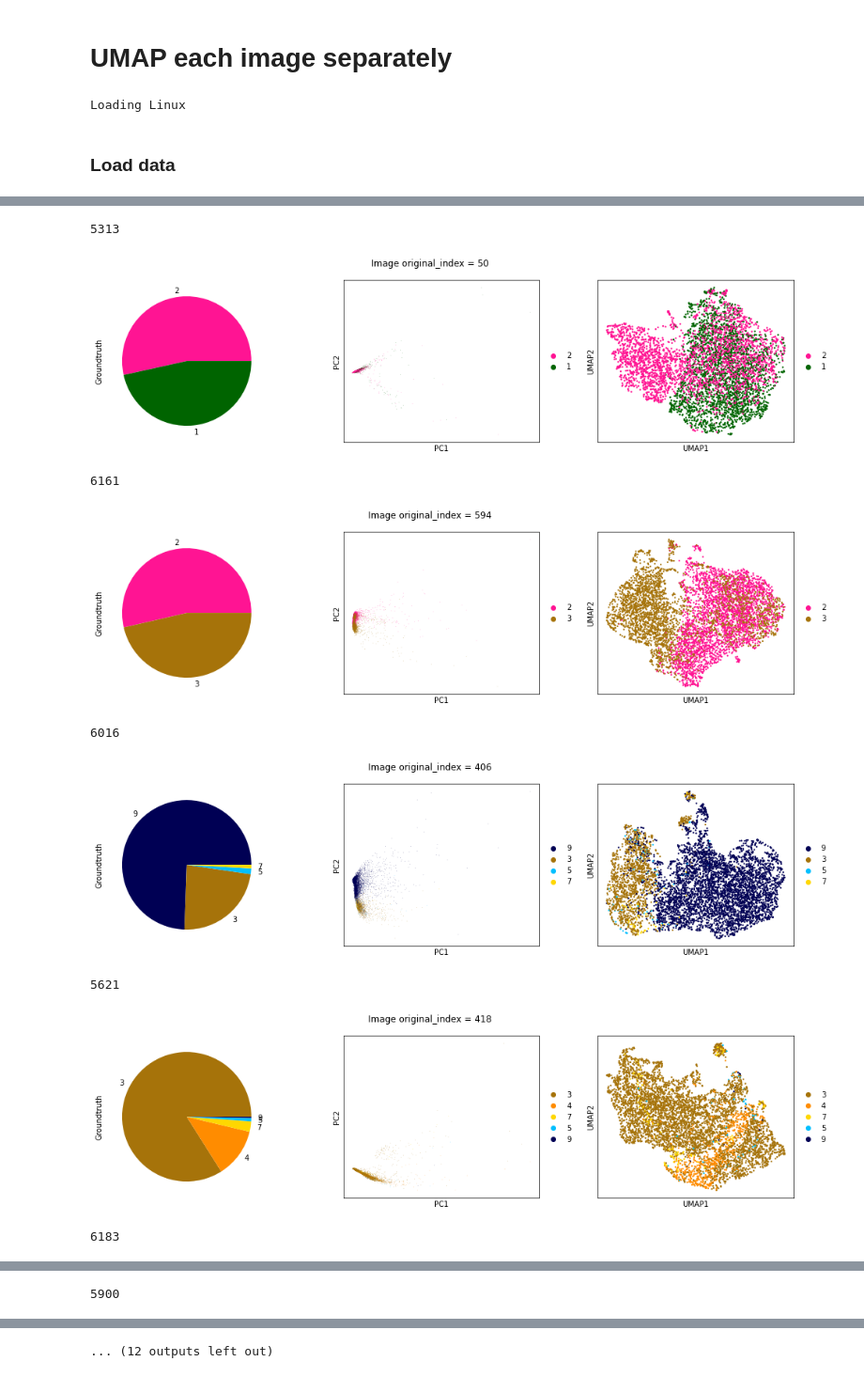
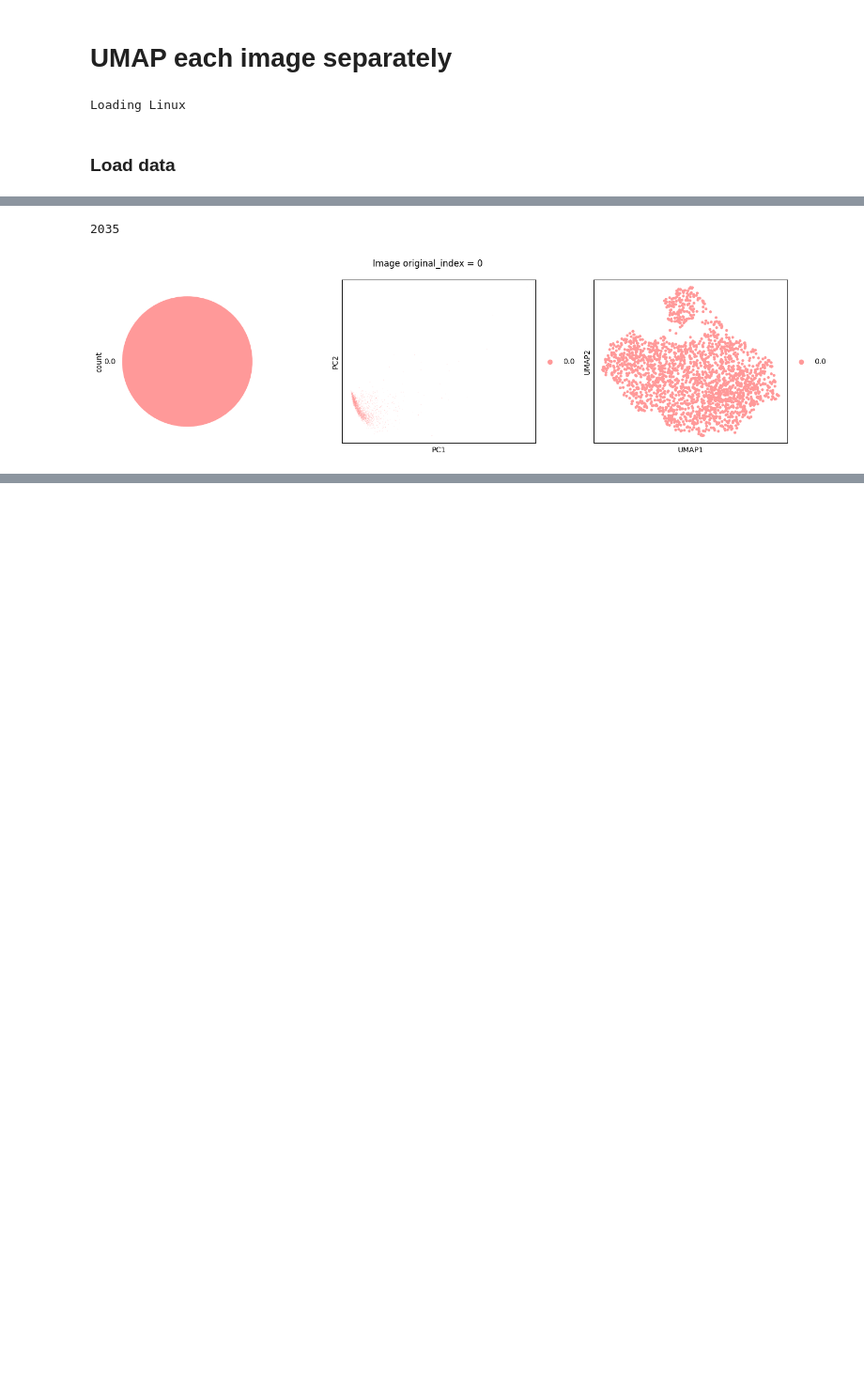
Before and after one commit to spectralnanodiamond/ImageTextureFinder, a Jupyter notebook: 2022-11-01_UMAP_each_image_separately.ipynb, the cells around one changed output, grey strips where cells are left out. Shown at 94% size. Drawn from its saved outputs; the diff is of its cells as text; code cells hidden in the pictures; blank space fills up the shorter version.

```diff
--- a/2022-11-01_UMAP_each_image_separately.ipynb
+++ b/2022-11-01_UMAP_each_image_separately.ipynb
@@ -124,2 +102,3 @@ for i, each in enumerate(df_colors['colorblind_optimized']):
 # %%
-mycolors = list(df_colors['colorblind_optimized'])
+#mycolors = list(df_colors['colorblind_optimized'])
+mycolors = uf.return_color_scale('block_colors_for_labels_against_white_small_points')
@@ -128,9 +122,9 @@ mycolors = list(df_colors['colorblind_optimized'])
 #filename_X = '2022-10-13_LBP_all_images_data_X_up_to_radius_34.npy'
 #X = np.load(directory_X + filename_X, mmap_mode='r')
 # %%
-directory_X_scaled = fileroot + 'VU_TEX/playground_Ben/2022-08-26_IVY_GAP/2022-11-09_Subset_optimisation_LBP_v18_patchsize_200/'
+directory_X_scaled = ''
 #directory_X_scaled = '/lustre/scratch117/cellgen/team283/bw17/VU_TEX/playground_Ben/2022-08-26_IVY_GAP/2022-09-23_LBP_tiled_pipeline/'
-filename_X_scaled = '2022-11-09_LBP_all_images_data_X.npy'
+filename_X_scaled = '2023-07-07_LBP_all_images_data_X.npy'
 X = np.load(directory_X_scaled + filename_X_scaled, mmap_mode='r')
 X.shape, X.dtype
 # %% [output]
@@ -138,7 +132,7 @@ X.shape, X.dtype
 # %%
 start = datetime.now(); print(start)
-directory_OBS = fileroot + 'VU_TEX/playground_Ben/2022-08-26_IVY_GAP/2022-11-09_Subset_optimisation_LBP_v18_patchsize_200/'
-filename_OBS = '2022-11-09_LBP_all_images_data_OBS.csv'
+directory_OBS = ''
+filename_OBS = '2023-07-07_LBP_all_images_data_OBS.csv'
 df_OBS = pd.read_csv(directory_OBS + filename_OBS, index_col=0)
 df_OBS['Groundtruth'] = pd.Categorical(df_OBS['Groundtruth'])
 df_OBS['original_index'] = pd.Categorical(df_OBS['original_index'])
@@ -169,6 +162,6 @@ Categories (12, int64): [50, 217, 231, 267, ..., 474, 498, 544, 594]
 # %%
-directory_VAR = fileroot + 'VU_TEX/playground_Ben/2022-08-26_IVY_GAP/2022-11-09_Subset_optimisation_LBP_v18_patchsize_200/'
-filename_VAR = '2022-11-09_LBP_all_images_data_VAR.csv'
+directory_VAR = ''
+filename_VAR = '2023-07-07_LBP_all_images_data_VAR.csv'
 df_VAR = pd.read_csv(directory_VAR + filename_VAR, index_col=0)
 df_VAR.index = df_VAR.index.astype(str)
 df_VAR
@@ -217,38 +210,31 @@ dict_color_names = {0:mycolors[0],
 #mycolors_list_all_ilastik = df_all['Pathology'].map(dict_color_names)
 #mycolors_list_all
 # %%
-for img_original_index in tqdm([50, 594, 406, 418, 267, 290, 474, 231, 498, 217, 309, 544]):
+for img_original_index in tqdm([0]):
     list_of_index_img0 = df_OBS.index[(df_OBS['original_index'].isin([img_original_index])) &
-                                 (~df_OBS['Groundtruth'].isin([0]))]
+                                 (~df_OBS['Groundtruth'].isin([]))]
     print(len(list_of_index_img0))
     this_df = df_OBS.loc[list_of_index_img0]
     this_df.index = this_df.index.astype(str)
     anndata_concat = ad.AnnData(X=X[list_of_index_img0], obs=this_df, var=df_VAR, dtype=np.float32)
     Groundtruth_vc = anndata_concat.obs['Groundtruth'].value_counts()
     anndata_concat.obs['Groundtruth'] = anndata_concat.obs['Groundtruth'].cat.set_categories(list(Groundtruth_vc.index[Groundtruth_vc > 0]))
     sc.pp.scale(anndata_concat)
 
     z = [dict_colors[each] for each in list(anndata_concat.obs['Groundtruth'].value_counts().index)]
     fig, ax = plt.subplots(1,3, figsize=(17,4))
     Groundtruth_vc.plot(kind='pie', colors=z, ax=ax[0])
     sc.tl.pca(anndata_concat, svd_solver='auto')
     sc.pl.pca(anndata_concat, color='Groundtruth',
                  size=1, palette=dict_colors, components=['1,2'], ax=ax[1], show=False, title='')
     sc.pp.neighbors(anndata_concat, n_neighbors=5, n_pcs=None)
     sc.tl.umap(anndata_concat) #, min_dist=0.0
     sc.pl.umap(anndata_concat, color=['Groundtruth'],
          palette=dict_colors, show=False, alpha=1, ax=ax[2], title='')
     plt.suptitle('Image original_index = ' + str(img_original_index))
     plt.subplots_adjust(wspace=0.3)
     plt.show()
 #    break
 # %% [output]
-5313
+2035
-[figure, old version]
+[figure, new version]
-6161
-[figure, removed]
-6016
-[figure, removed]
-5621
-[figure, removed]
-6183
@@ -256 +240,0 @@ for img_original_index in tqdm([50, 594, 406, 418, 267, 290, 474, 231, 498, 217,
-5900
@@ -258 +240,0 @@ for img_original_index in tqdm([50, 594, 406, 418, 267, 290, 474, 231, 498, 217,
-... (12 outputs left out)
```
Also changed, not shown: parts of 9 cells of this notebook.
